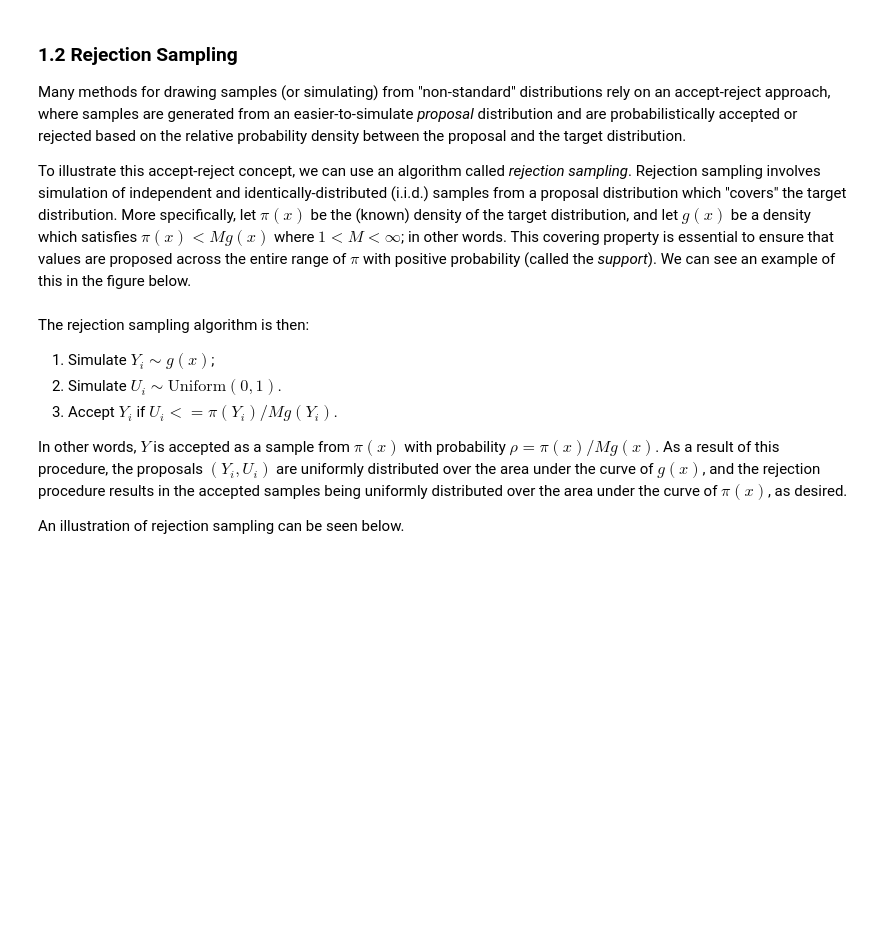
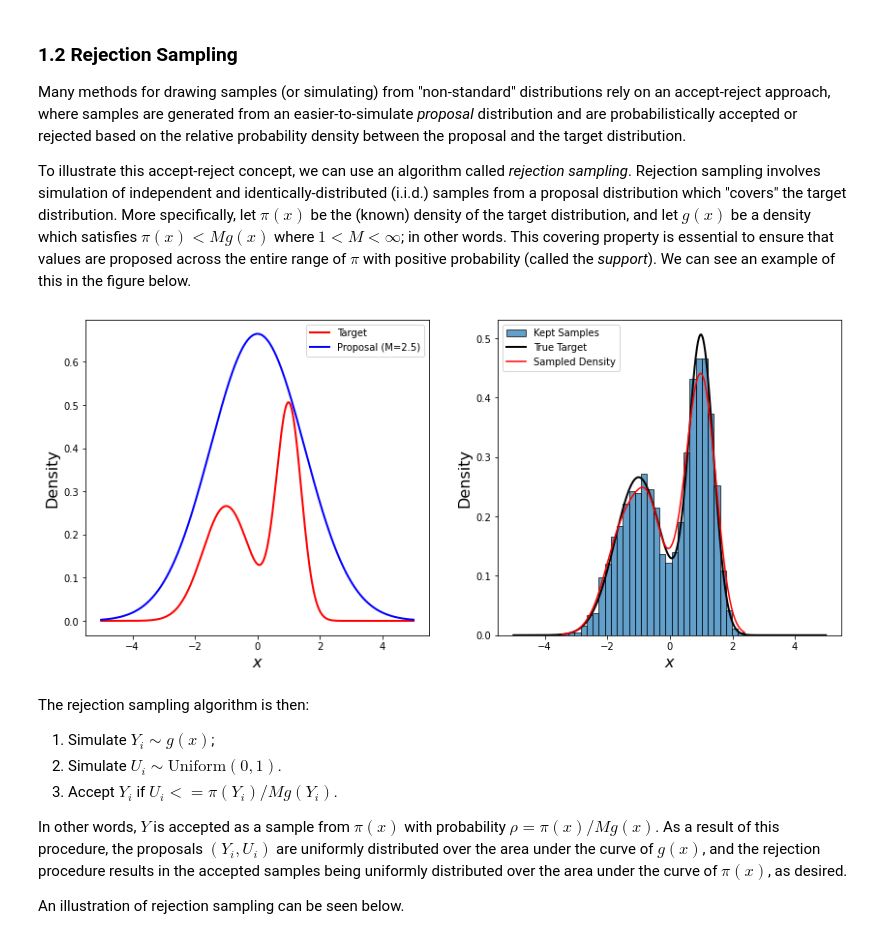
Before and after one commit to IMMM-SFA/msd_uncertainty_ebook, a Jupyter notebook: notebooks/mcmc.ipynb, the cells around one changed output. Saved outputs shown, nothing was run; the diff lists cells and outputs as text; code cells hidden in the pictures; blank space fills up the shorter version.

```diff
--- a/notebooks/mcmc.ipynb
+++ b/notebooks/mcmc.ipynb
@@ -60,34 +60,36 @@ y = np.random.normal(0, 1.5, nsamp)
 # Calculate the proposal density g and target density f at y.
 g = stats.norm.pdf(y, loc=0, scale=1.5)
 f = mixture_pdf(y)
 
 # Acceptance criterion: u < f / (M * g)
 keep_samp = u < (f / (M * g))
 accepted = y[keep_samp]
 
 # Estimate density using Gaussian KDE.
 kde = stats.gaussian_kde(accepted)
 y_vals = np.linspace(accepted.min(), accepted.max(), 200)
 
 # Plot the target mixture model and the proposal distribution.
 fig, axs = plt.subplots(1, 2, figsize=(14, 6))
 
 axs[0].plot(x, mixture_pdf(x), lw=2, color='red', label='Target')
-axs[0].plot(x, 2.5 * norm.pdf(x, loc=0, scale=1.5), lw=2, color='blue', label='Proposal (M=2.5)')
+axs[0].plot(x, 2.5 * stats.norm.pdf(x, loc=0, scale=1.5), lw=2, color='blue', label='Proposal (M=2.5)')
 axs[0].set_xlabel(r'$x$', size=16)
 axs[0].set_ylabel('Density', size=16)
 
 axs[0].legend()
 
 axs[1].hist(accepted, bins=30, density=True, alpha=0.7, edgecolor='black', label='Kept Samples')
 axs[1].plot(x, mixture_pdf(x), lw=2, color='black', label='True Target')
 
 axs[1].plot(y_vals, kde(y_vals), color='red', label='Sampled Density')
 axs[1].set_xlabel(r'$x$', size=16)
 axs[1].set_ylabel('Density', size=16)
 axs[1].legend(loc='upper left')
 
 plt.show()
+# %% [output]
+[figure, added]
 # %% [markdown]
 The rejection sampling algorithm is then:
 
```
Also changed, not shown: parts of 12 cells of this notebook, 12 other files.
